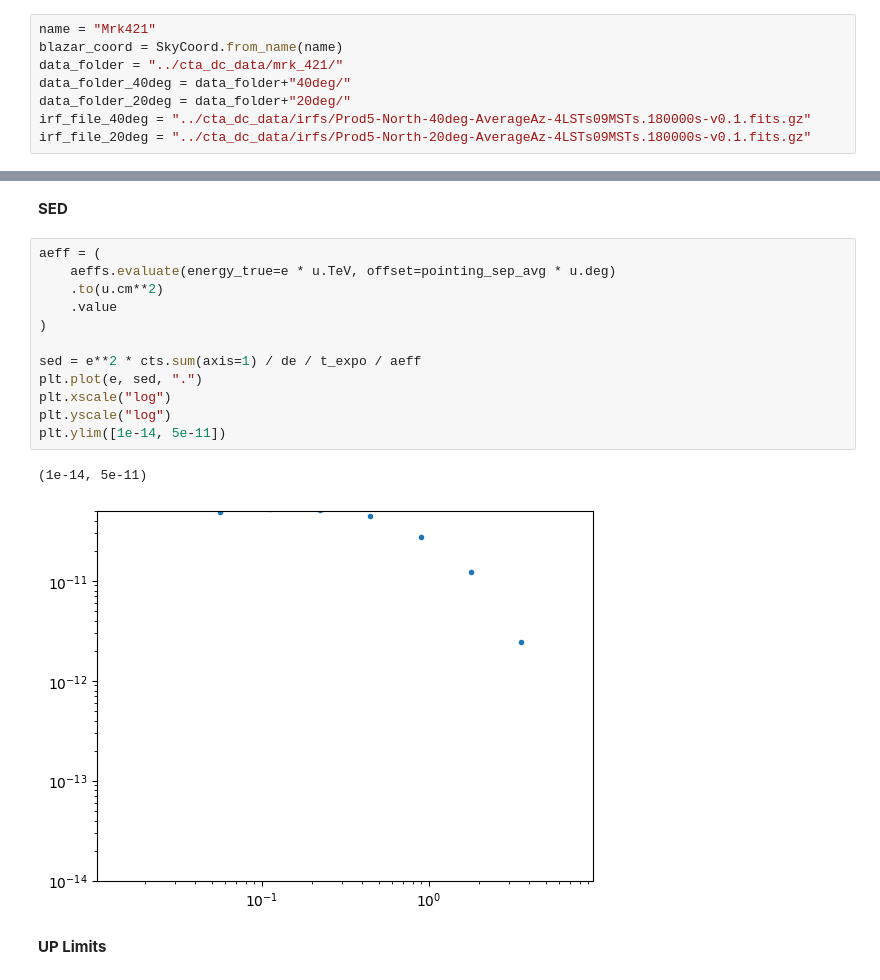
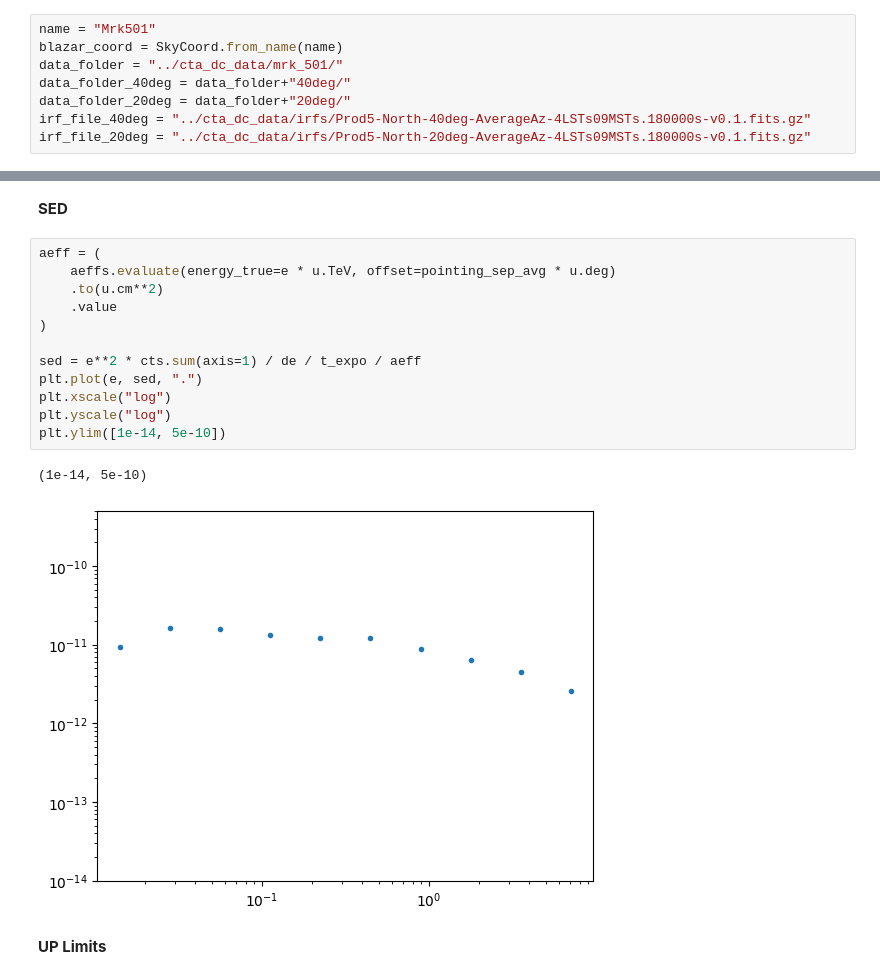
Before and after one commit to Nico812/CTAO-EXT_EM_analyses, a Jupyter notebook: DC_EM_UP_LIM_remaster.ipynb, the cells around one changed output, grey strips where cells are left out. Cells and saved outputs as stored; diff of their text form.

```diff
--- a/DC_EM_UP_LIM_remaster.ipynb
+++ b/DC_EM_UP_LIM_remaster.ipynb
@@ -11,9 +11,9 @@ from gammapy.irf import load_irf_dict_from_file, EnergyDependentMultiGaussPSF
 from scipy.stats import chi2, poisson
 from scipy.optimize import curve_fit, least_squares, nnls, brentq
 # %%
-name = "Mrk421"
+name = "Mrk501"
 blazar_coord = SkyCoord.from_name(name)
-data_folder = "../cta_dc_data/mrk_421/"
+data_folder = "../cta_dc_data/mrk_501/"
 data_folder_40deg = data_folder+"40deg/"
 data_folder_20deg = data_folder+"20deg/"
 irf_file_40deg = "../cta_dc_data/irfs/Prod5-North-40deg-AverageAz-4LSTs09MSTs.180000s-v0.1.fits.gz"
@@ -208,18 +208,18 @@ aeffs = aeffs_40deg
 # %%
 aeff = (
     aeffs.evaluate(energy_true=e * u.TeV, offset=pointing_sep_avg * u.deg)
     .to(u.cm**2)
     .value
 )
 
 sed = e**2 * cts.sum(axis=1) / de / t_expo / aeff
 plt.plot(e, sed, ".")
 plt.xscale("log")
 plt.yscale("log")
-plt.ylim([1e-14, 5e-11])
+plt.ylim([1e-14, 5e-10])
 # %% [output]
-(1e-14, 5e-11)
+(1e-14, 5e-10)
-[figure, old version]
+[figure, new version]
 # %% [markdown]
 **UP Limits**
 # %%
```
Also changed, not shown: parts of 7 cells of this notebook, 2 other files.
